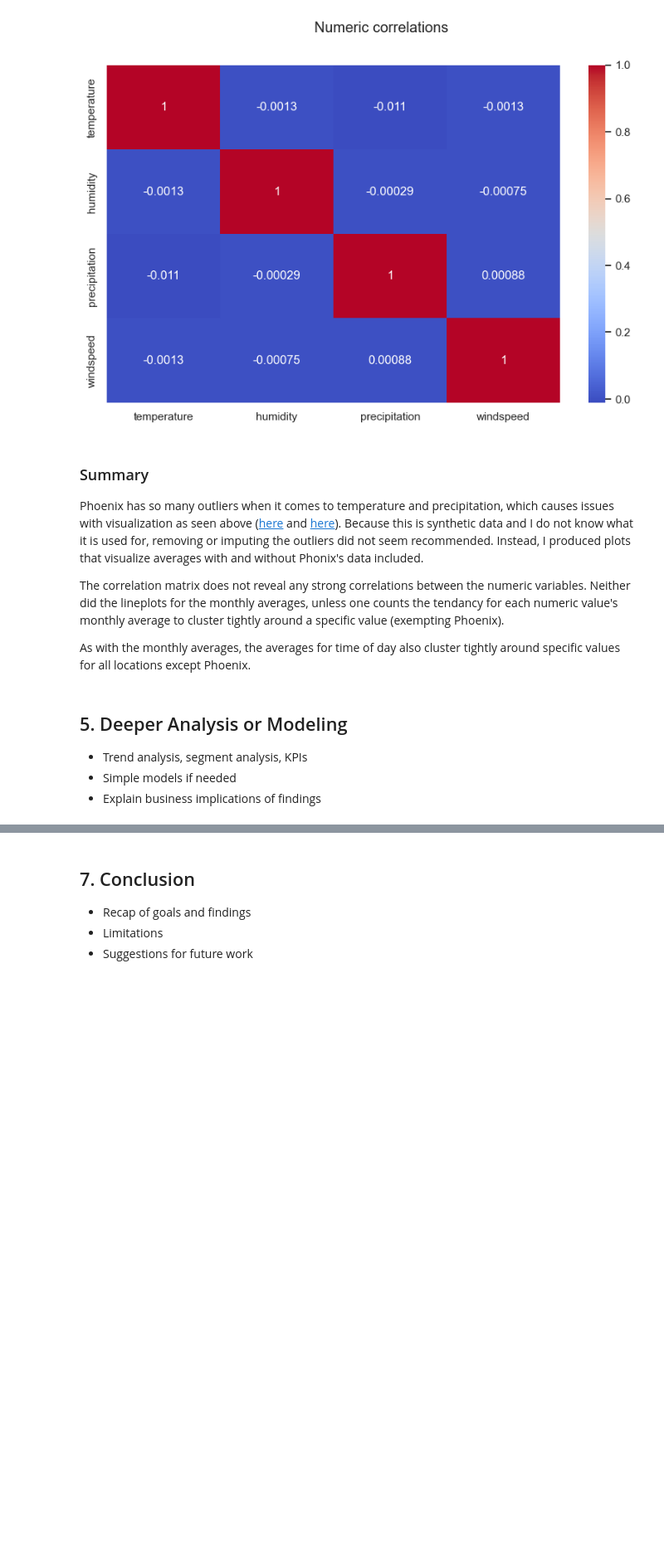
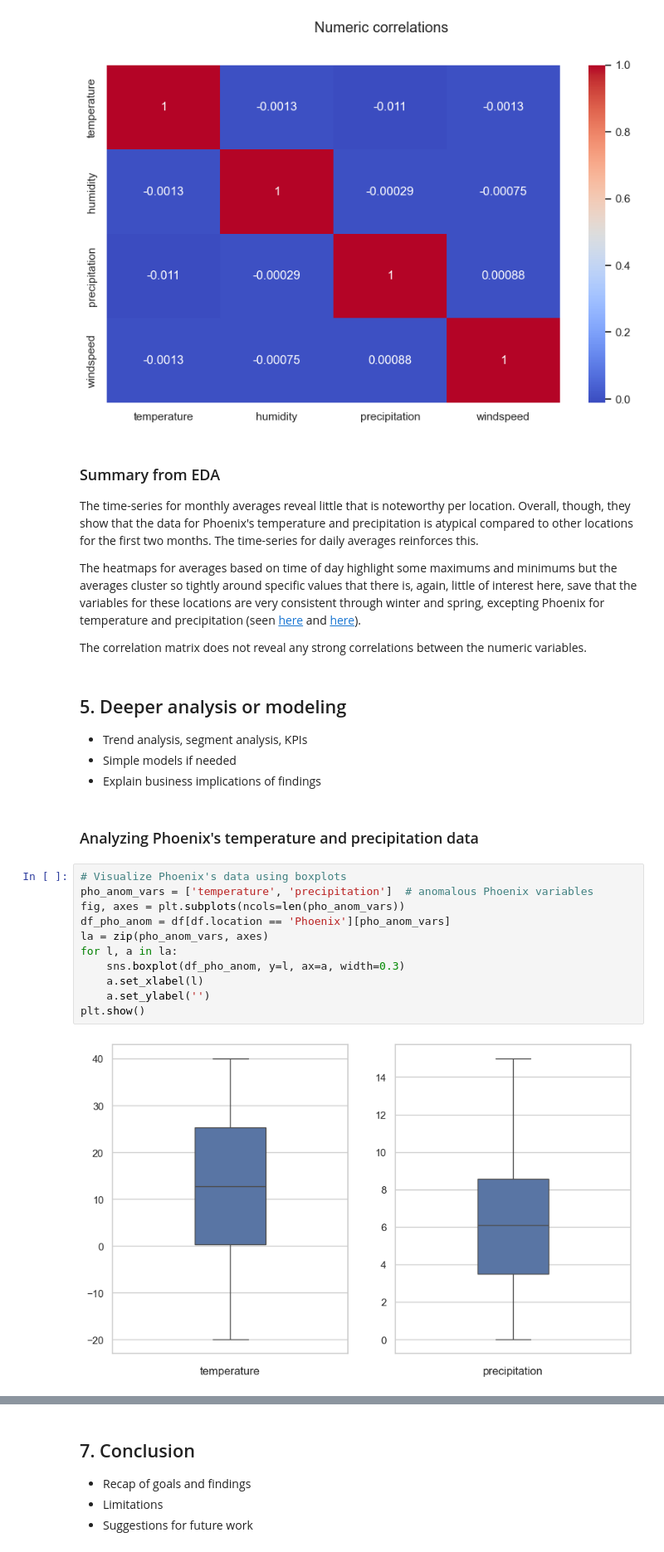
Before and after one commit to kozmik-moore/simple-weather-analysis, a Jupyter notebook: code/notebook.ipynb, the cells around one changed output, grey strips where cells are left out. Shown at 83% size. Cells and saved outputs as stored; diff of their text form; blank space fills up the shorter version.

```diff
--- a/code/notebook.ipynb
+++ b/code/notebook.ipynb
@@ -453,16 +476,30 @@ plt.show()
 # %% [output]
 [figure]
 # %% [markdown]
-### Summary
+### Summary from EDA
 
-Phoenix has so many outliers when it comes to temperature and precipitation, which causes issues with visualization as seen above ([here](#averages-by-location-and-month) and [here](#averages-by-location-and-time-of-day)).
-Because this is synthetic data and I do not know what it is used for, removing or imputing the outliers did not seem recommended. Instead, I produced plots that visualize averages with and without Phonix's data included.
+The time-series for monthly averages reveal little that is noteworthy per location. Overall, though, they show that the data for Phoenix's temperature and precipitation is atypical compared to other locations for the first two months. The time-series for daily averages reinforces this.
 
-The correlation matrix does not reveal any strong correlations between the numeric variables. Neither did the lineplots for the monthly averages, unless one counts the tendancy for each numeric value's monthly average to cluster tightly around a specific value (exempting Phoenix).
+The heatmaps for averages based on time of day highlight some maximums and minimums but the averages cluster so tightly around specific values that there is, again, little of interest here, save that the variables for these locations are very consistent through winter and spring, excepting Phoenix for temperature and precipitation (seen [here](#averages-by-location-and-month) and [here](#averages-by-location-and-time-of-day)).
 
-As with the monthly averages, the averages for time of day also cluster tightly around specific values for all locations except Phoenix.
+The correlation matrix does not reveal any strong correlations between the numeric variables.
 # %% [markdown]
-## 5. Deeper Analysis or Modeling
+## 5. Deeper analysis or modeling
 - Trend analysis, segment analysis, KPIs
 - Simple models if needed
 - Explain business implications of findings
+# %% [markdown]
+### Analyzing Phoenix's temperature and precipitation data
+# %%
+# Visualize Phoenix's data using boxplots
+pho_anom_vars = ['temperature', 'precipitation']  # anomalous Phoenix variables
+fig, axes = plt.subplots(ncols=len(pho_anom_vars))
+df_pho_anom = df[df.location == 'Phoenix'][pho_anom_vars]
+la = zip(pho_anom_vars, axes)
+for l, a in la:
+    sns.boxplot(df_pho_anom, y=l, ax=a, width=0.3)
+    a.set_xlabel(l)
+    a.set_ylabel('')
+plt.show()
+# %% [output]
+[figure, added]
```
Also changed, not shown: parts of 23 cells of this notebook, 18 other files.
